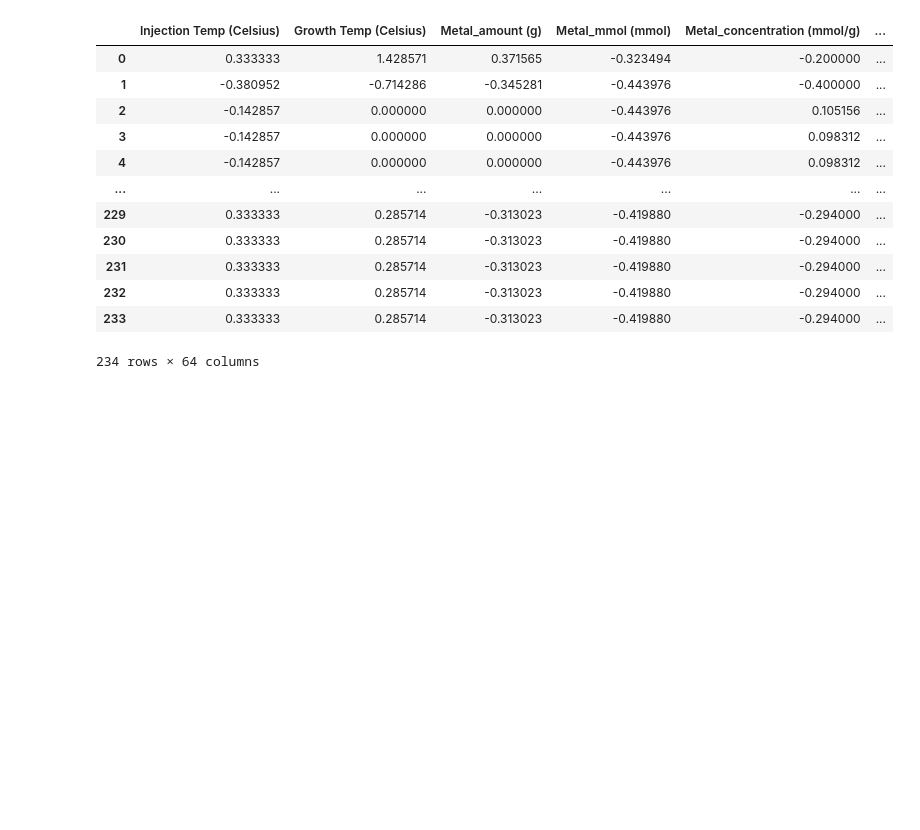
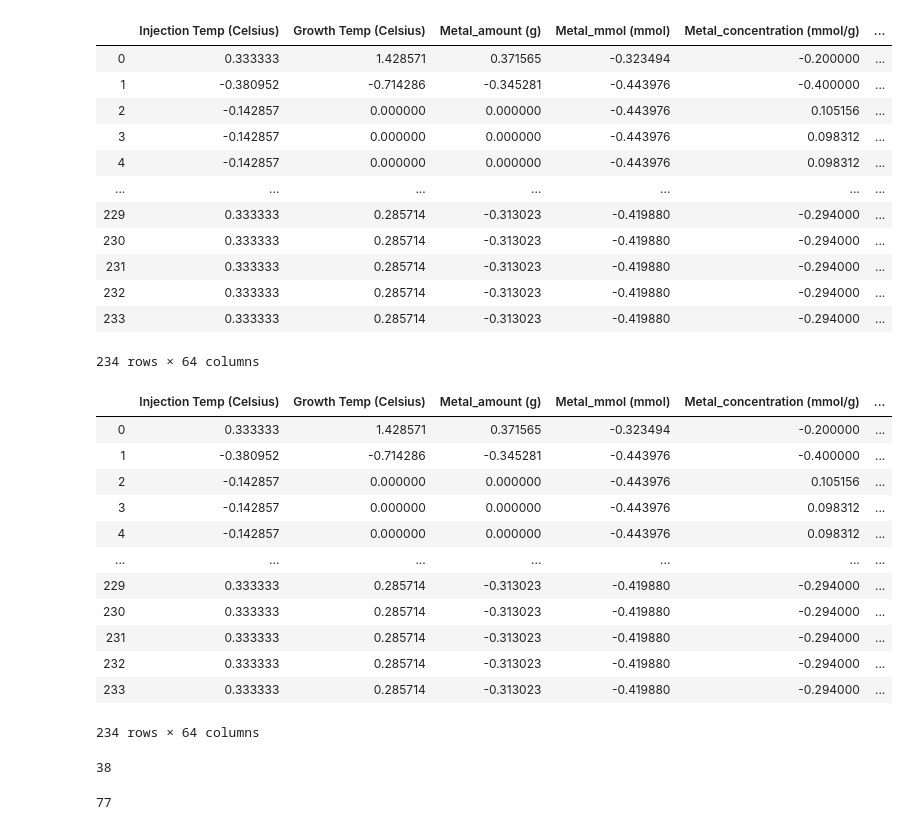
Before and after one commit to akkaneror/Hot_injection, a Jupyter notebook: Column Transformer For Machine Learning Model.ipynb, the cells around one changed output. Cells and saved outputs as stored; diff of their text form; code cells hidden in the pictures; blank space fills up the shorter version.

```diff
--- a/Column Transformer For Machine Learning Model.ipynb
+++ b/Column Transformer For Machine Learning Model.ipynb
@@ -218,0 +228,27 @@ df_scaled_encoded.to_csv('CdSe Pandas Dataframe for ML Modelling (Scaled and Enc
+# %%
+df_scaled_encoded
+# %% [output]
+|  | Injection Temp (Celsius) | Growth Temp (Celsius) | Metal_amount (g) | Metal_mmol (mmol) | Metal_concentration (mmol/g) | ... |
+| 0 | 0.333333 | 1.428571 | 0.371565 | -0.323494 | -0.200000 | ... |
+| 1 | -0.380952 | -0.714286 | -0.345281 | -0.443976 | -0.400000 | ... |
+| 2 | -0.142857 | 0.000000 | 0.000000 | -0.443976 | 0.105156 | ... |
+| 3 | -0.142857 | 0.000000 | 0.000000 | -0.443976 | 0.098312 | ... |
+| 4 | -0.142857 | 0.000000 | 0.000000 | -0.443976 | 0.098312 | ... |
+| ... | ... | ... | ... | ... | ... | ... |
+| 229 | 0.333333 | 0.285714 | -0.313023 | -0.419880 | -0.294000 | ... |
+| 230 | 0.333333 | 0.285714 | -0.313023 | -0.419880 | -0.294000 | ... |
+| 231 | 0.333333 | 0.285714 | -0.313023 | -0.419880 | -0.294000 | ... |
+| 232 | 0.333333 | 0.285714 | -0.313023 | -0.419880 | -0.294000 | ... |
+| 233 | 0.333333 | 0.285714 | -0.313023 | -0.419880 | -0.294000 | ... |
+234 rows × 64 columns
+# %%
+#Saves the row indexes to drop for absorbance modelling into a list
+total_row_num = len(df_scaled_encoded)
+drop_list_abs =[]
+for row_i in range(total_row_num):
+    if df_scaled_encoded['Absorbance max (nm)'].values[row_i] == 'None':
+        drop_list_abs.append(row_i)
+
+len(drop_list_abs)
+# %% [output]
+38
@@ -218,0 +261,11 @@ df_scaled_encoded.to_csv('CdSe Pandas Dataframe for ML Modelling (Scaled and Enc
+# %%
+#Saves the row indexes to drop for PL modelling into a list
+total_row_num = len(df_scaled_encoded)
+drop_list_pl =[]
+for row_i in range(total_row_num):
+    if df_scaled_encoded['PL max (nm)'].values[row_i] == 'None':
+        drop_list_pl.append(row_i)
+
+len(drop_list_pl)
+# %% [output]
+77
```
Also changed, not shown: parts of 10 cells of this notebook, 5 other files.
